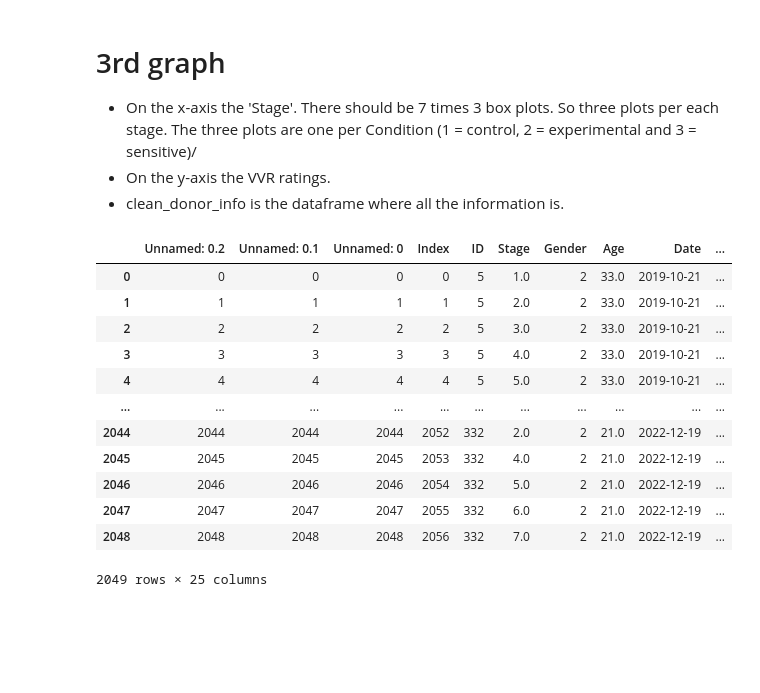
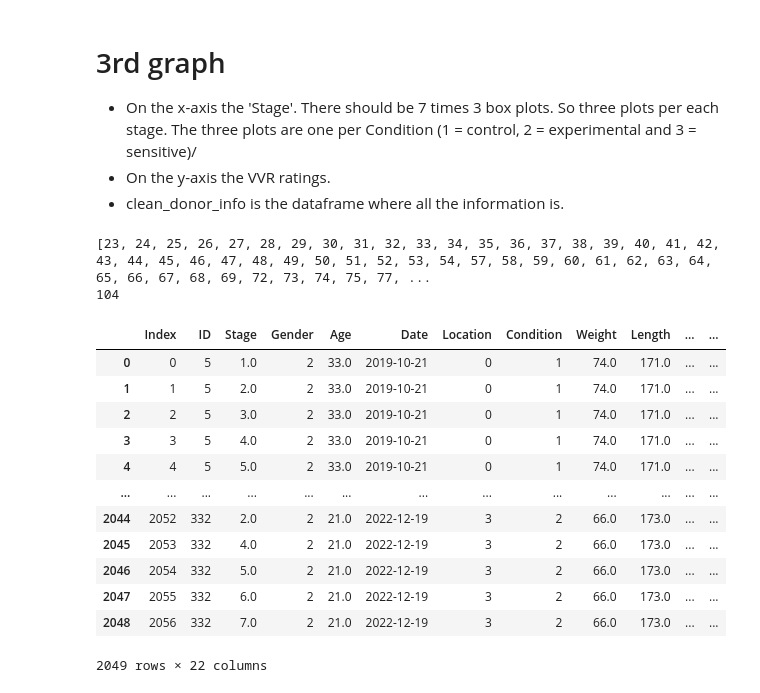
Before and after one commit to DionneSpaltman/predicting_VVR, a Jupyter notebook: visualization/VVR.ipynb, the cells around one changed output. Drawn from its saved outputs; the diff is of its cells as text; code cells hidden in the pictures; blank space fills up the shorter version.

```diff
--- a/visualization/VVR.ipynb
+++ b/visualization/VVR.ipynb
@@ -137,19 +157,36 @@ plt.show()
 - On the x-axis the 'Stage'. There should be 7 times 3 box plots. So three plots per each stage. The three plots are one per Condition (1 = control, 2 = experimental and 3 = sensitive)/
 - On the y-axis the VVR ratings.
 - clean_donor_info is the dataframe where all the information is.
-# %%
-display(clean_donor_info)
-# %% [output]
-|  | Unnamed: 0.2 | Unnamed: 0.1 | Unnamed: 0 | Index | ID | Stage | Gender | Age | Date | ... |
-| 0 | 0 | 0 | 0 | 0 | 5 | 1.0 | 2 | 33.0 | 2019-10-21 | ... |
-| 1 | 1 | 1 | 1 | 1 | 5 | 2.0 | 2 | 33.0 | 2019-10-21 | ... |
-| 2 | 2 | 2 | 2 | 2 | 5 | 3.0 | 2 | 33.0 | 2019-10-21 | ... |
-| 3 | 3 | 3 | 3 | 3 | 5 | 4.0 | 2 | 33.0 | 2019-10-21 | ... |
-| 4 | 4 | 4 | 4 | 4 | 5 | 5.0 | 2 | 33.0 | 2019-10-21 | ... |
-| ... | ... | ... | ... | ... | ... | ... | ... | ... | ... | ... |
-| 2044 | 2044 | 2044 | 2044 | 2052 | 332 | 2.0 | 2 | 21.0 | 2022-12-19 | ... |
-| 2045 | 2045 | 2045 | 2045 | 2053 | 332 | 4.0 | 2 | 21.0 | 2022-12-19 | ... |
-| 2046 | 2046 | 2046 | 2046 | 2054 | 332 | 5.0 | 2 | 21.0 | 2022-12-19 | ... |
-| 2047 | 2047 | 2047 | 2047 | 2055 | 332 | 6.0 | 2 | 21.0 | 2022-12-19 | ... |
-| 2048 | 2048 | 2048 | 2048 | 2056 | 332 | 7.0 | 2 | 21.0 | 2022-12-19 | ... |
-2049 rows × 25 columns
+# %%
+unstandardized_complete_dataset = pandas.read_csv('/Users/dionnespaltman/Desktop/V4/unstandardized_complete_dataset.csv')
+
+# Get the list of IDs
+list_of_ids = unstandardized_complete_dataset['ID'].tolist()
+
+# Print the list of IDs
+print(list_of_ids)
+print(len(list_of_ids))
+# %% [output]
+[23, 24, 25, 26, 27, 28, 29, 30, 31, 32, 33, 34, 35, 36, 37, 38, 39, 40, 41, 42, 43, 44, 45, 46, 47, 48, 49, 50, 51, 52, 53, 54, 57, 58, 59, 60, 61, 62, 63, 64, 65, 66, 67, 68, 69, 72, 73, 74, 75, 77, ...
+104
+# %%
+if 'Unnamed: 0' in clean_donor_info.columns:
+    clean_donor_info.drop(columns=['Unnamed: 0'], inplace=True)
+    clean_donor_info.drop(columns=['Unnamed: 0.2'], inplace=True)
+    clean_donor_info.drop(columns=['Unnamed: 0.1'], inplace=True)
+
+display(clean_donor_info)
+# %% [output]
+|  | Index | ID | Stage | Gender | Age | Date | Location | Condition | Weight | Length | ... | ... |
+| 0 | 0 | 5 | 1.0 | 2 | 33.0 | 2019-10-21 | 0 | 1 | 74.0 | 171.0 | ... | ... |
+| 1 | 1 | 5 | 2.0 | 2 | 33.0 | 2019-10-21 | 0 | 1 | 74.0 | 171.0 | ... | ... |
+| 2 | 2 | 5 | 3.0 | 2 | 33.0 | 2019-10-21 | 0 | 1 | 74.0 | 171.0 | ... | ... |
+| 3 | 3 | 5 | 4.0 | 2 | 33.0 | 2019-10-21 | 0 | 1 | 74.0 | 171.0 | ... | ... |
+| 4 | 4 | 5 | 5.0 | 2 | 33.0 | 2019-10-21 | 0 | 1 | 74.0 | 171.0 | ... | ... |
+| ... | ... | ... | ... | ... | ... | ... | ... | ... | ... | ... | ... | ... |
+| 2044 | 2052 | 332 | 2.0 | 2 | 21.0 | 2022-12-19 | 3 | 2 | 66.0 | 173.0 | ... | ... |
+| 2045 | 2053 | 332 | 4.0 | 2 | 21.0 | 2022-12-19 | 3 | 2 | 66.0 | 173.0 | ... | ... |
+| 2046 | 2054 | 332 | 5.0 | 2 | 21.0 | 2022-12-19 | 3 | 2 | 66.0 | 173.0 | ... | ... |
+| 2047 | 2055 | 332 | 6.0 | 2 | 21.0 | 2022-12-19 | 3 | 2 | 66.0 | 173.0 | ... | ... |
+| 2048 | 2056 | 332 | 7.0 | 2 | 21.0 | 2022-12-19 | 3 | 2 | 66.0 | 173.0 | ... | ... |
+2049 rows × 22 columns
```
Also changed, not shown: parts of 5 cells of this notebook, 3 other files.
